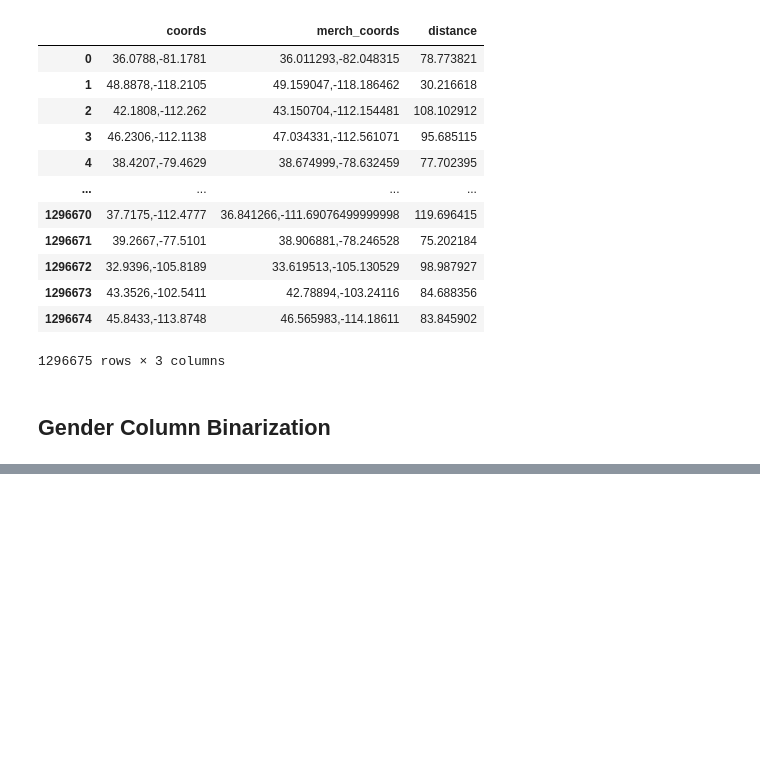
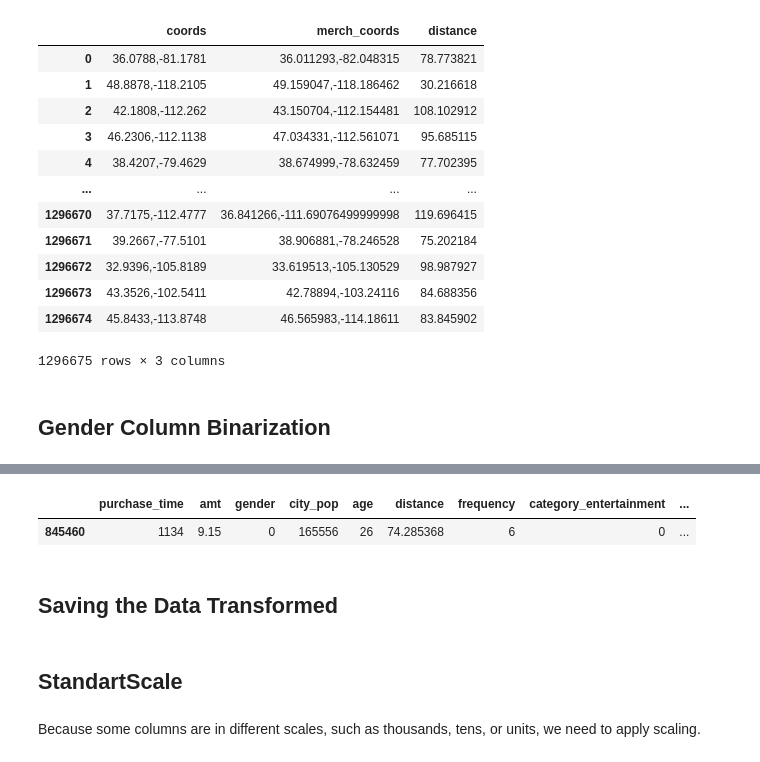
Before and after one commit to igorc22/Anomaly-Detection, a Jupyter notebook: anomaly.ipynb, the cells around one changed output, grey strips where cells are left out. Cells and saved outputs as stored; diff of their text form; code cells hidden in the pictures; blank space fills up the shorter version.

```diff
--- a/anomaly.ipynb
+++ b/anomaly.ipynb
@@ -112,0 +116,3 @@ credit_df_transformed.head(1)
+# %%
+credit_df['purchase_time'] = pd.to_datetime(credit_df['purchase_time'], format='%H:%M')
+credit_df['purchase_time'] = credit_df['purchase_time'].dt.hour * 60 + credit_df['purchase_time'].dt.minute
@@ -112,0 +140,23 @@ credit_df_transformed.head(1)
+# %%
+enconder = OneHotEncoder(sparse_output=False)
+encoded_data = enconder.fit_transform(credit_df[['category']])
+encoded_category = pd.DataFrame(encoded_data, columns=enconder.get_feature_names_out(['category'])).astype(int)
+credit_df = pd.concat([credit_df, encoded_category], axis = 1)
+# %%
+credit_df_transformed = credit_df[['purchase_time','amt', 'gender',
+           'city_pop', 'age',
+           'distance',
+           'frequency','category_entertainment', 'category_food_dining',
+           'category_gas_transport', 'category_grocery_net',
+           'category_grocery_pos', 'category_health_fitness', 'category_home',
+           'category_kids_pets', 'category_misc_net',
+           'category_misc_pos', 'category_personal_care',
+           'category_shopping_net', 'category_shopping_pos',
+           'category_travel', 'is_fraud']]
+
+credit_df_transformed.sample(1)
+# %% [output]
+|  | purchase_time | amt | gender | city_pop | age | distance | frequency | category_entertainment | ... |
+| 845460 | 1134 | 9.15 | 0 | 165556 | 26 | 74.285368 | 6 | 0 | ... |
+# %% [markdown]
+## Saving the Data Transformed
@@ -112,0 +165,4 @@ credit_df_transformed.head(1)
+# %% [markdown]
+## StandartScale
+# %% [markdown]
+Because some columns are in different scales, such as thousands, tens, or units, we need to apply scaling.
```
Also changed, not shown: parts of 34 cells of this notebook, 1 other file.
